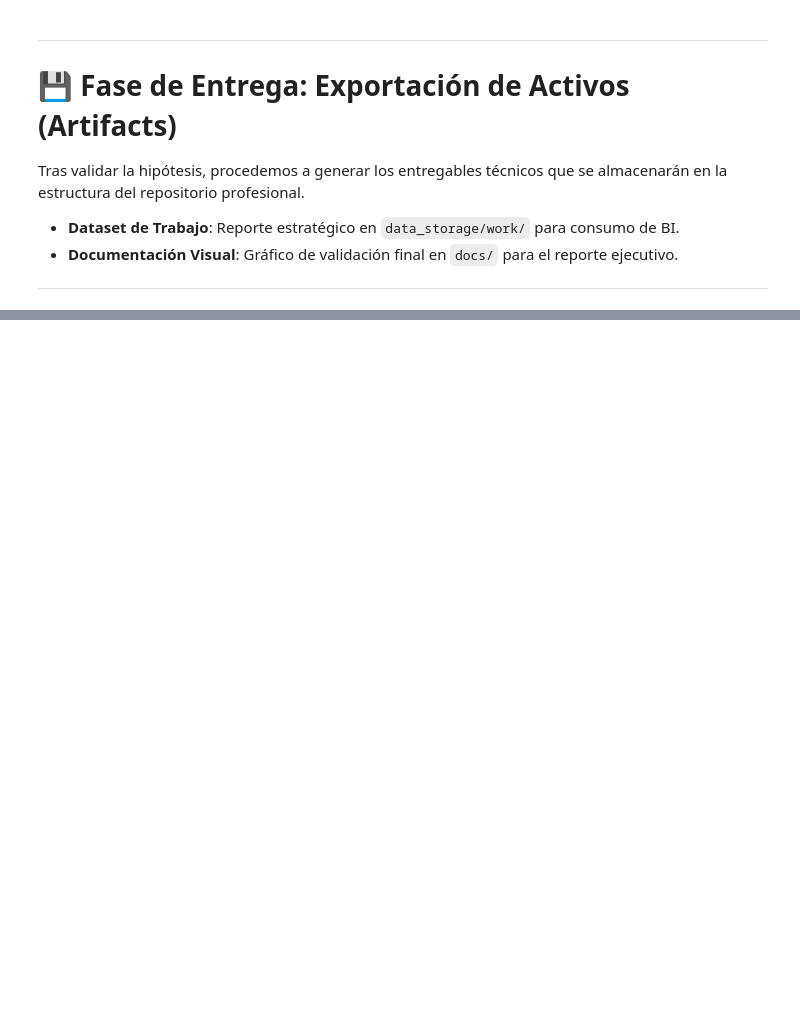
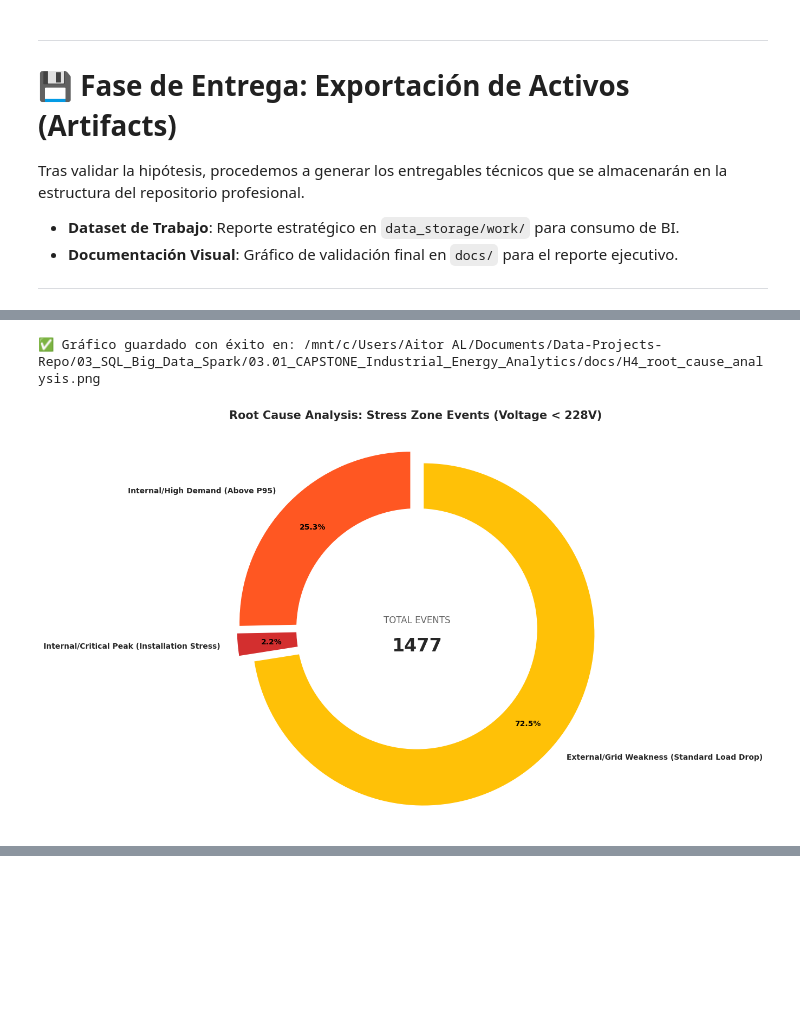
Before and after one commit to aitor-industrial-data/Data-Projects-Repo, a Jupyter notebook: 03_SQL_Big_Data_Spark/03.01_CAPSTONE_Industrial_Energy_Analytics/notebooks/01_EDA_Electric_Data.ipynb, the cells around one changed output, grey strips where cells are left out. Saved outputs shown, nothing was run; the diff lists cells and outputs as text; code cells hidden in the pictures; blank space fills up the shorter version.

```diff
--- a/03_SQL_Big_Data_Spark/03.01_CAPSTONE_Industrial_Energy_Analytics/notebooks/01_EDA_Electric_Data.ipynb
+++ b/03_SQL_Big_Data_Spark/03.01_CAPSTONE_Industrial_Energy_Analytics/notebooks/01_EDA_Electric_Data.ipynb
@@ -2143,0 +2212,78 @@ H4.6 procesada en: 1416.00 segundos
+# %%
+import matplotlib.pyplot as plt
+import os
+
+# 1. Preparación de datos y cálculos estadísticos rápidos
+# Filtramos y obtenemos el total para mostrarlo en el centro de la dona
+stress_df = H4_Validation_Report.filter("technical_responsibility_tag != 'Healthy'")
+total_stress_events = stress_df.count()
+
+stress_data = stress_df \
+    .groupBy("technical_responsibility_tag") \
+    .count() \
+    .toPandas()
+
+# 2. Configuración de la gráfica (Usando el objeto 'fig' para evitar archivos en blanco)
+fig, ax = plt.subplots(figsize=(12, 8))
+
+# Colores específicos (Tu paleta técnica)
+colors_dict = {
+    'External/Grid Weakness (Standard Load Drop)': '#FFC107',
+    'Internal/High Demand (Above P95)': '#FF5722',
+    'Internal/Critical Peak (Installation Stress)': '#D32F2F',
+    'Mixed/Ambient Stress': '#9E9E9E'
+}
+
+current_colors = [colors_dict.get(x, '#17a2b8') for x in stress_data['technical_responsibility_tag']]
+
+# Crear el gráfico de dona
+wedges, texts, autotexts = ax.pie(
+    stress_data['count'],
+    labels=stress_data['technical_responsibility_tag'],
+    autopct='%1.1f%%',
+    startangle=90,
+    colors=current_colors,
+    explode=[0.05] * len(stress_data),
+    pctdistance=0.80,
+    textprops={'fontsize': 10, 'fontweight': 'bold'}
+)
+
+# Estilizar los porcentajes para que se lean mejor
+plt.setp(autotexts, size=10, color="black")
+
+# 3. Añadir Información Central (KPI de Impacto)
+centre_circle = plt.Circle((0,0), 0.70, fc='white')
+ax.add_artist(centre_circle)
+
+# Texto central: Total de minutos/eventos detectados
+ax.text(0, 0.05, 'TOTAL EVENTS', ha='center', va='center', fontsize=12, color='#666666')
+ax.text(0, -0.10, f'{total_stress_events}', ha='center', va='center', fontsize=24, fontweight='bold')
+
+plt.title('Root Cause Analysis: Stress Zone Events (Voltage < 228V)', fontsize=15, fontweight='bold', pad=20)
+ax.axis('equal')
+plt.tight_layout()
+
+# 4. Exportación robusta
+win_user = os.popen("cmd.exe /c echo %USERNAME%").read().strip()
+base_path = f"/mnt/c/Users/{win_user}/Documents/Data-Projects-Repo/03_SQL_Big_Data_Spark/03.01_CAPSTONE_Industrial_Energy_Analytics"
+plot_path = os.path.join(base_path, "docs", "H4_root_cause_analysis.png")
+
+# Asegurar que la carpeta existe
+os.makedirs(os.path.dirname(plot_path), exist_ok=True)
+
+# Guardar ANTES de mostrar
+plt.savefig(plot_path, dpi=300, bbox_inches='tight')
+print(f"✅ Gráfico guardado con éxito en: {plot_path}")
+
+plt.show()
+
+# 5. Insight adicional para tu documentación (Markdown Ready)
+print("\n" + "="*40)
+print("INSIGHTS PARA EL REPORTE TÉCNICO")
+print("="*40)
+for index, row in stress_data.iterrows():
+    percentage = (row['count'] / total_stress_events) * 100
+    print(f"- {row['technical_responsibility_tag']}: {row['count']} min ({percentage:.1f}%)")
+# %% [output]
+✅ Gráfico guardado con éxito en: /mnt/c/Users/Aitor AL/Documents/Data-Projects-Repo/03_SQL_Big_Data_Spark/03.01_CAPSTONE_Industrial_Energy_Analytics/docs/H4_root_cause_analysis.png
+[figure, added]
```
Also changed, not shown: parts of 33 cells of this notebook, 6 other files.
